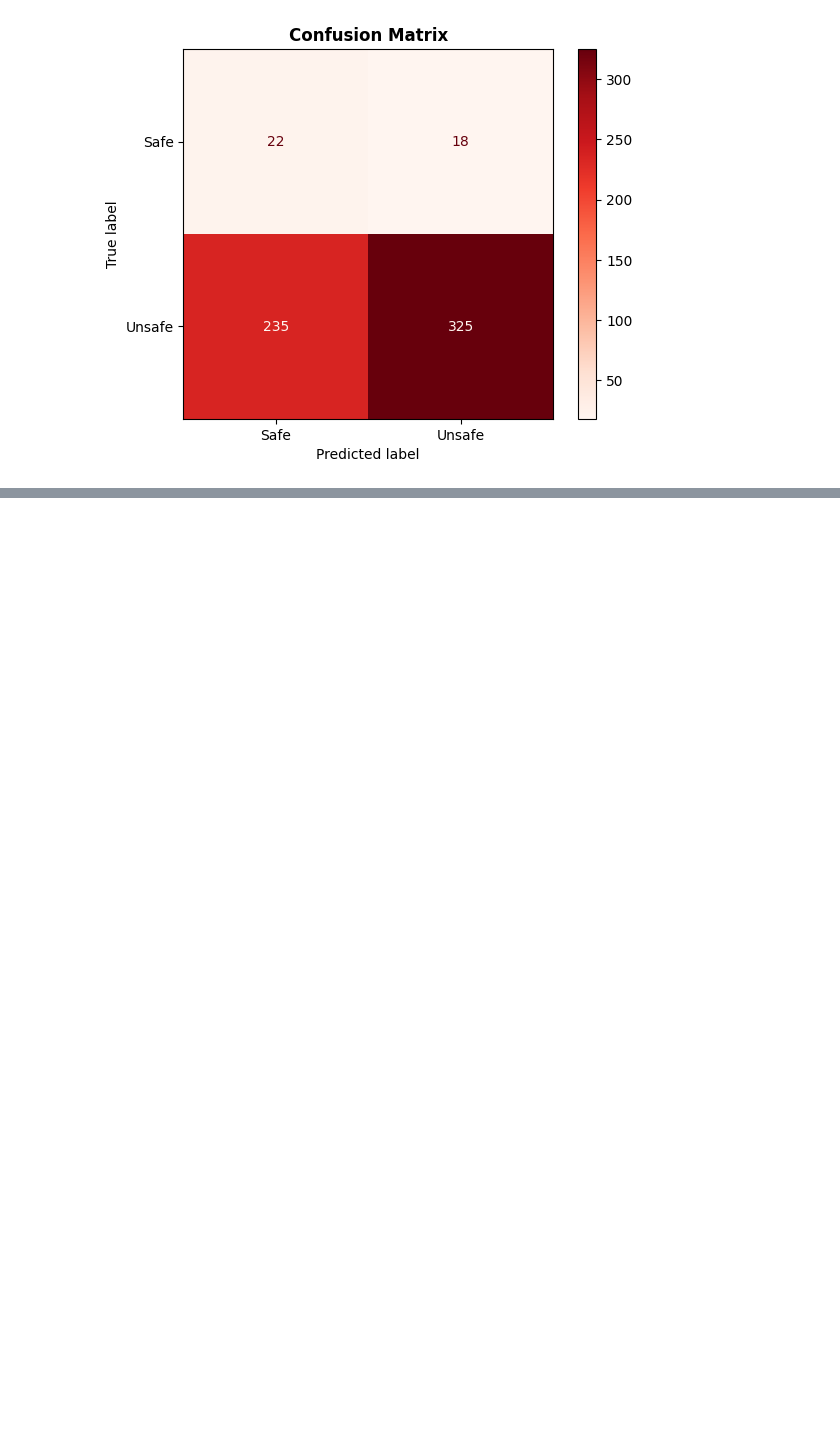
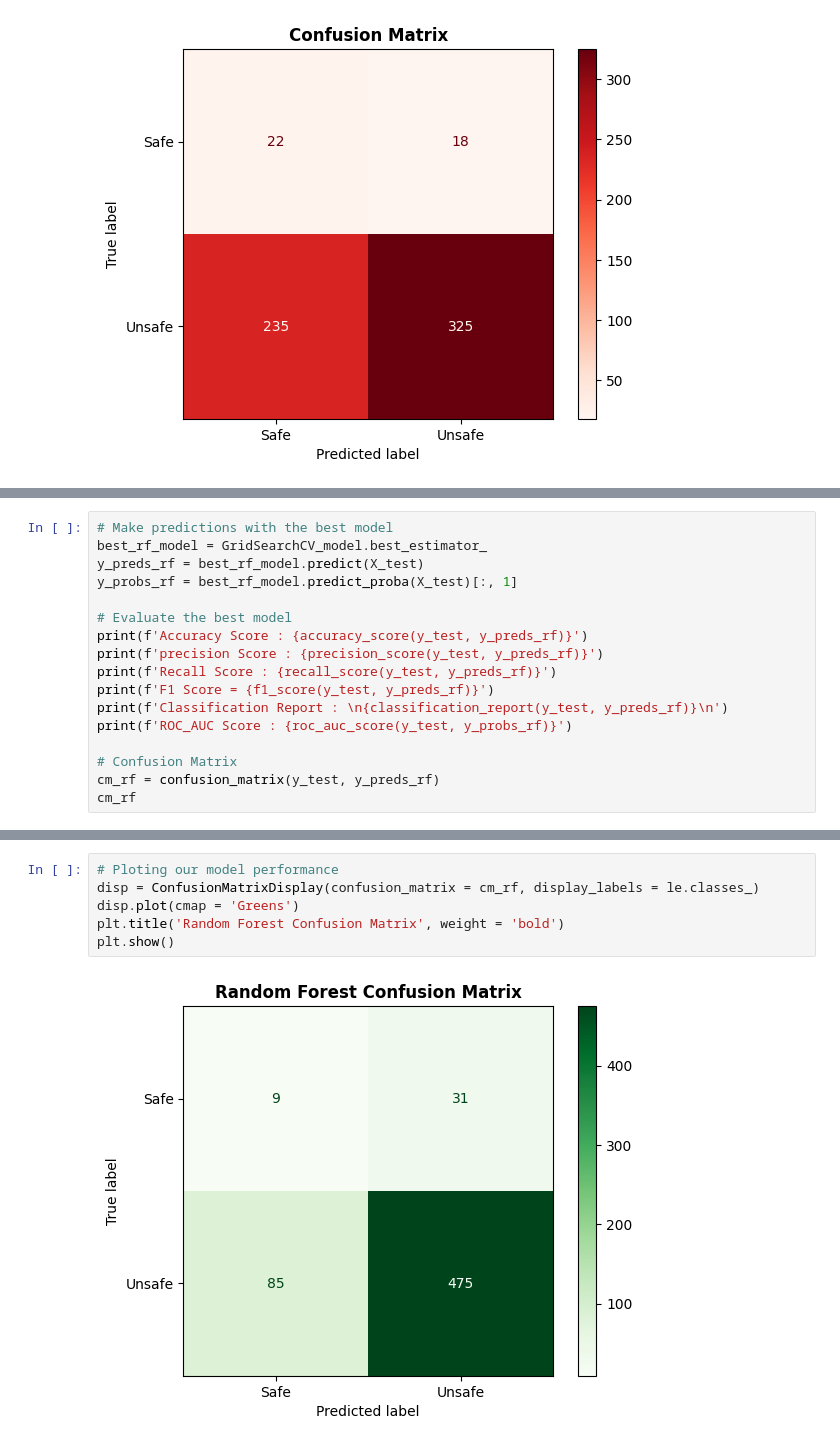
Before and after one commit to lewismwaki/cleanwaterai, a Jupyter notebook: notebooks/06_nlp_model_training.ipynb, the cells around one changed output, grey strips where cells are left out. Drawn from its saved outputs; the diff is of its cells as text; blank space fills up the shorter version.

```diff
--- a/notebooks/06_nlp_model_training.ipynb
+++ b/notebooks/06_nlp_model_training.ipynb
@@ -495,0 +527,17 @@ plt.show()
+# %%
+# Make predictions with the best model
+best_rf_model = GridSearchCV_model.best_estimator_
+y_preds_rf = best_rf_model.predict(X_test)
+y_probs_rf = best_rf_model.predict_proba(X_test)[:, 1]
+
+# Evaluate the best model
+print(f'Accuracy Score : {accuracy_score(y_test, y_preds_rf)}')
+print(f'precision Score : {precision_score(y_test, y_preds_rf)}')
+print(f'Recall Score : {recall_score(y_test, y_preds_rf)}')
+print(f'F1 Score = {f1_score(y_test, y_preds_rf)}')
+print(f'Classification Report : \n{classification_report(y_test, y_preds_rf)}\n')
+print(f'ROC_AUC Score : {roc_auc_score(y_test, y_probs_rf)}')
+
+# Confusion Matrix
+cm_rf = confusion_matrix(y_test, y_preds_rf)
+cm_rf
@@ -495,0 +563,8 @@ plt.show()
+# %%
+# Ploting our model performance
+disp = ConfusionMatrixDisplay(confusion_matrix = cm_rf, display_labels = le.classes_)
+disp.plot(cmap = 'Greens')
+plt.title('Random Forest Confusion Matrix', weight = 'bold')
+plt.show()
+# %% [output]
+[figure, added]
```
Also changed, not shown: parts of 10 cells of this notebook.
